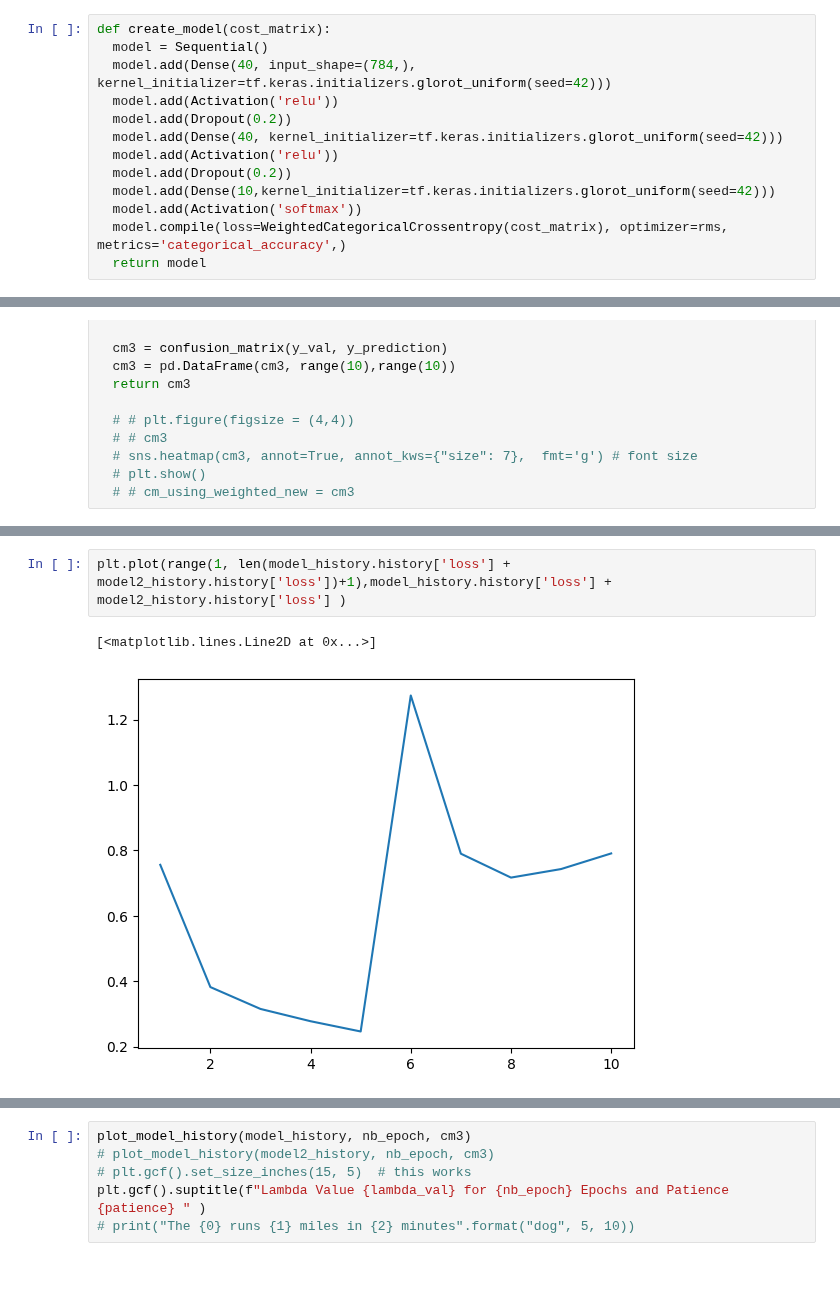
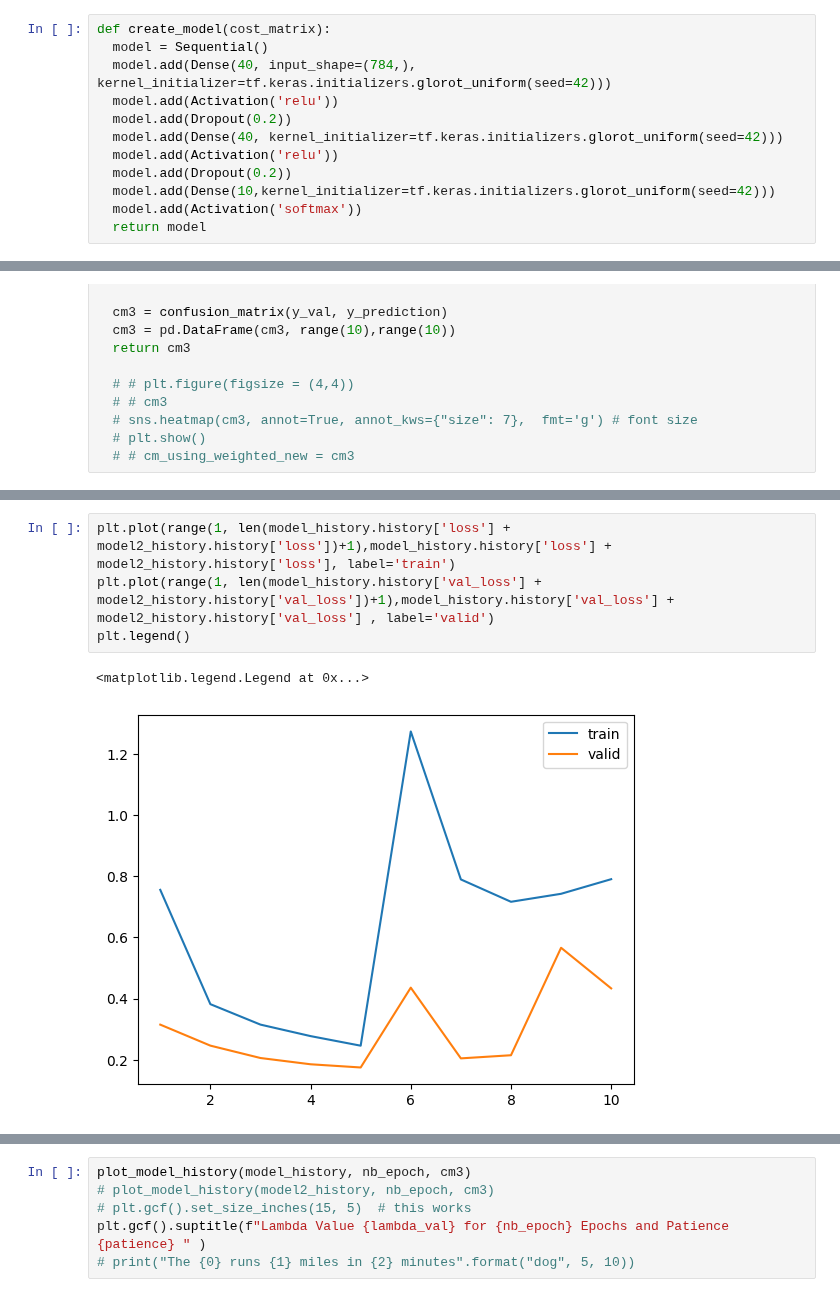
Before and after one commit to RachelRamirez/misclassification_matrix, a Jupyter notebook: PreExperiment_PA_Shfl_40D_Lambda1_Lambda2_FineTuning.ipynb, the cells around one changed output, grey strips where cells are left out. Cells and saved outputs as stored; diff of their text form.

```diff
--- a/PreExperiment_PA_Shfl_40D_Lambda1_Lambda2_FineTuning.ipynb
+++ b/PreExperiment_PA_Shfl_40D_Lambda1_Lambda2_FineTuning.ipynb
@@ -362,7 +362,6 @@ def create_model(cost_matrix):
   model.add(Dropout(0.2))
   model.add(Dense(10,kernel_initializer=tf.keras.initializers.glorot_uniform(seed=42)))
   model.add(Activation('softmax'))
-  model.compile(loss=WeightedCategoricalCrossentropy(cost_matrix), optimizer=rms,  metrics='categorical_accuracy',)
   return model
 # %%
 def log_confusion_matrix( epoch, logs):
@@ -496,5 +468,7 @@ Restored weights at  5 Patience used:  0
 # %%
-plt.plot(range(1, len(model_history.history['loss'] + model2_history.history['loss'])+1),model_history.history['loss'] + model2_history.history['loss'] )
+plt.plot(range(1, len(model_history.history['loss'] + model2_history.history['loss'])+1),model_history.history['loss'] + model2_history.history['loss'], label='train')
+plt.plot(range(1, len(model_history.history['val_loss'] + model2_history.history['val_loss'])+1),model_history.history['val_loss'] + model2_history.history['val_loss'] , label='valid')
+plt.legend()
 # %% [output]
-[<matplotlib.lines.Line2D at 0x...>]
+<matplotlib.legend.Legend at 0x...>
-[figure, old version]
+[figure, new version]
```
Also changed, not shown: parts of 10 cells of this notebook.
